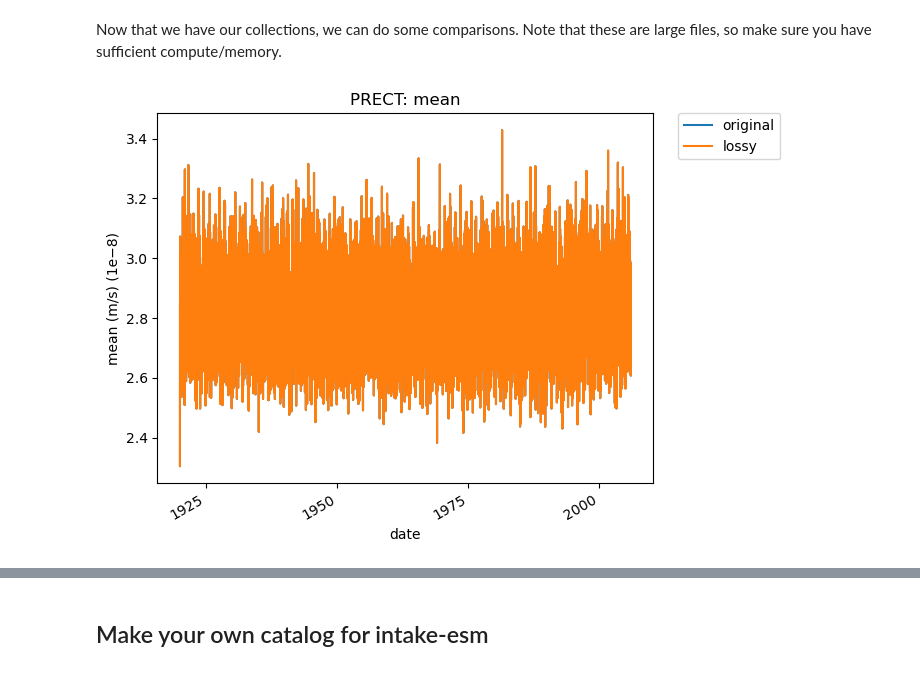
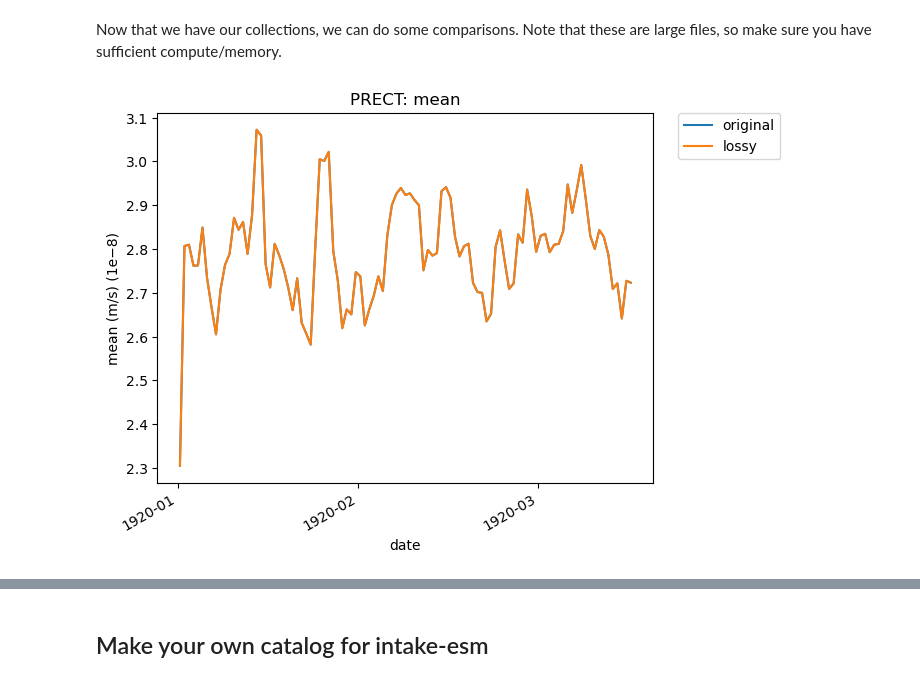
Before and after one commit to NCAR/ldcpy, a Jupyter notebook: docs/source/notebooks/AWSDataNotebook.ipynb, the cells around one changed output, grey strips where cells are left out. Drawn from its saved outputs; the diff is of its cells as text; code cells hidden in the pictures.

```diff
--- a/docs/source/notebooks/AWSDataNotebook.ipynb
+++ b/docs/source/notebooks/AWSDataNotebook.ipynb
@@ -442,15 +442,17 @@ dataset size in GB 27.63
 Now that we have our collections, we can do some comparisons. Note that these
 are large files, so make sure you have sufficient compute/memory.
 # %%
-# Time-series plot of PRECT mean in col_ds 'original' dataset
+# Time-series plot of PRECT mean in col_ds 'original' dataset - first 100 daysa
 ldcpy.plot(
     col_prect,
     "PRECT",
     sets=["original", "lossy"],
     calc="mean",
     plot_type="time_series",
+    start=0,
+    end=100,
 )
 # %% [output]
-[figure, old version]
+[figure, new version]
 # %%
 # print statistics about 'original', 'lossy', and diff between the two datasets for TMQ at time slice 365
```
Also changed, not shown: parts of 6 cells of this notebook.
